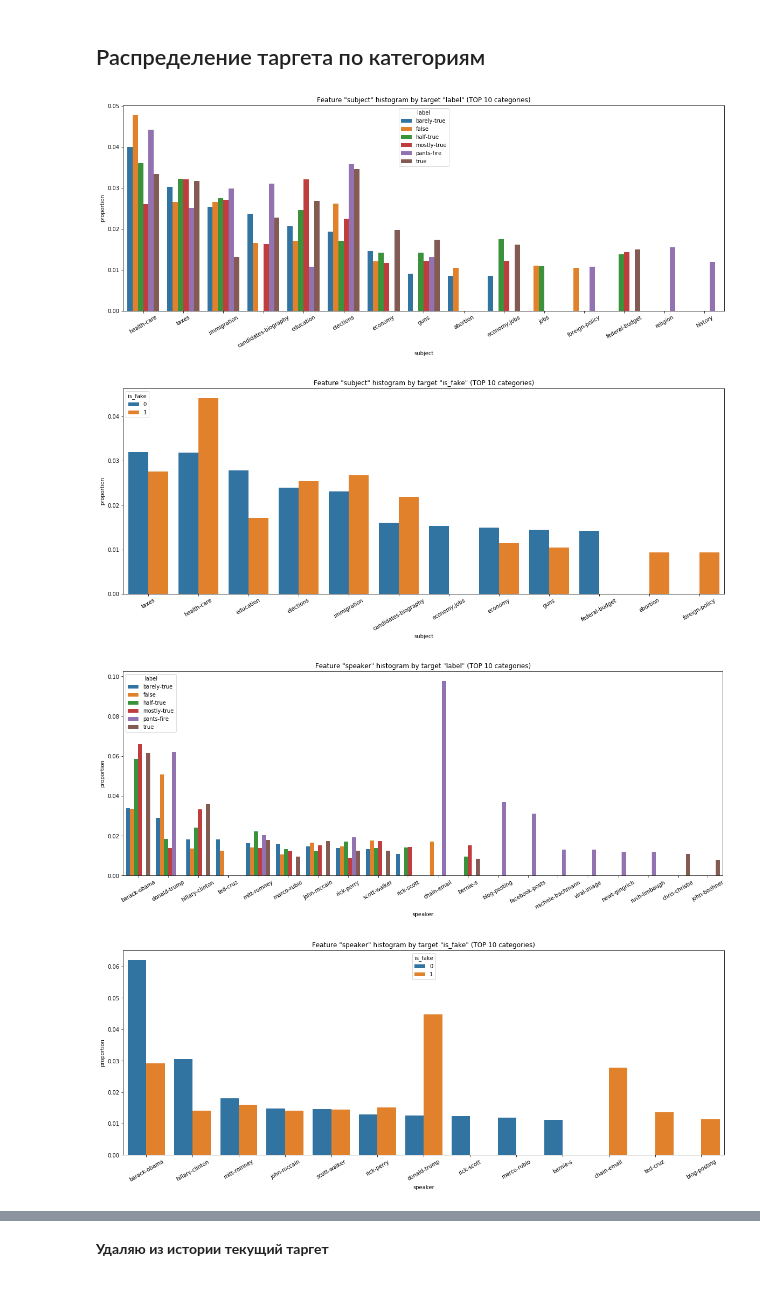
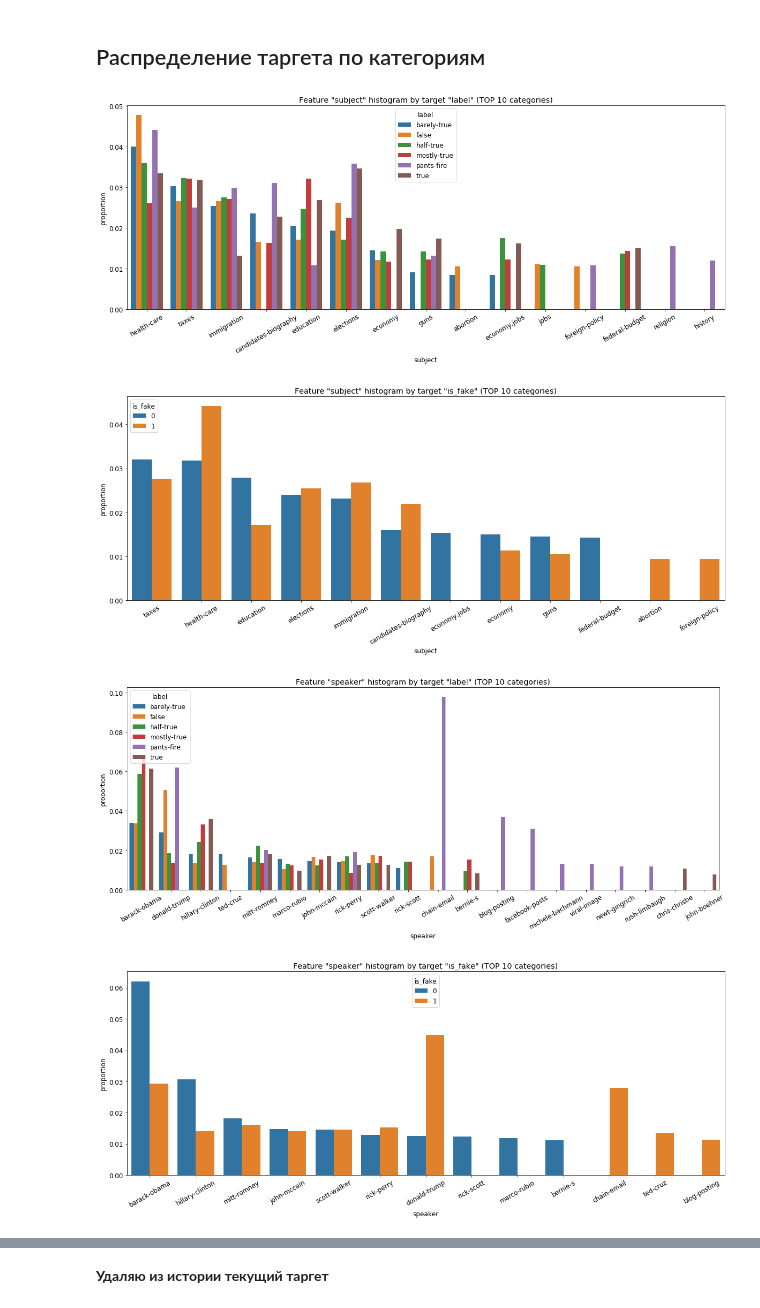
Before and after one commit to nashikunov/Fake_News_Detection, a Jupyter notebook: eda.ipynb, the cells around one changed output, grey strips where cells are left out. Drawn from its saved outputs; the diff is of its cells as text; code cells hidden in the pictures.

```diff
--- a/eda.ipynb
+++ b/eda.ipynb
@@ -6,6 +6,8 @@ import numpy as np
 
 import seaborn as sns
 import matplotlib.pyplot as plt
+import matplotlib.pyplot as plt
+plt.rcParams.update({'font.size': 12})
 # %%
 columns = ['id_json', 'label', 'statement', 'subject',
  'speaker', 'speaker_job', 'state', 'party',
@@ -122,7 +124,7 @@ data = pd.concat([train, val, test], ignore_index=True)
 * **Баланс классов более-менее стабилизирован. Но класс с фейковыми новостями меньше**
 # %%
 for col in ['label', 'is_fake', 'subject', 'speaker', 'speaker_job', 'state', 'party']:
-    plt.figure(figsize=(20, 7))
+    f = plt.figure(figsize=(20, 7))
     top_10 = 'TOP 10' if data[col].nunique() > 10 else ''
     plt.title(f'"{col}" Distribution {top_10}')
     (data[col]
@@ -134,4 +136,5 @@ for col in ['label', 'is_fake', 'subject', 'speaker', 'speaker_job', 'state', 'p
      .reset_index()
      .pipe((sns.barplot, "data"), x=col, y='proportion', hue='data_type'))
     plt.show()
+    f.savefig(f"media/{col}_1.pdf", bbox_inches='tight')
 # %% [output]
@@ -180,8 +183,9 @@ Name: subject, dtype: object
 # %% [markdown]
 * **speaker** - Очень много спикеров, у которых мало новостных заголовков в данных. Кодировать one-hot? Отобрать топ спикеров? Нет смысла вводить отдельный признак для спикера, у которого всего 2 новости в данных (например)
 # %%
-plt.figure(figsize=(18, 4))
+f = plt.figure(figsize=(18, 4))
 plt.title('Распределение количества новостей по спикерам')
 sns.boxplot(x=data.speaker.value_counts())
 plt.show()
+f.savefig(f"media/speaker_boxplot.pdf", bbox_inches='tight')
 # %% [output]
@@ -217,20 +221,21 @@ targets = ['label', 'is_fake']
 # %%
 for col in cat_cols:
     for target in targets:
-        plt.figure(figsize=(20, 7))
+        f = plt.figure(figsize=(20, 7))
         plt.title(f'Feature "{col}" histogram by target "{target}" (TOP 10 categories)')
         (train[col]
          .groupby(train[target])
          .value_counts(normalize=True)
          .groupby(target)
          .head(10)
          .rename('proportion')
          .reset_index()
          .pipe((sns.barplot, "data"), x=col, y='proportion', hue=target))
         plt.xticks(rotation=30)
         plt.show()
+        f.savefig(f"media/{target}_{col}_1.pdf", bbox_inches='tight')
 # %% [output]
-[figure, old version]
+[figure, new version]
-[figure, old version]
+[figure, new version]
-[figure, old version]
+[figure, new version]
-[figure, old version]
+[figure, new version]
```
Also changed, not shown: parts of 6 cells of this notebook, 20 other files.
